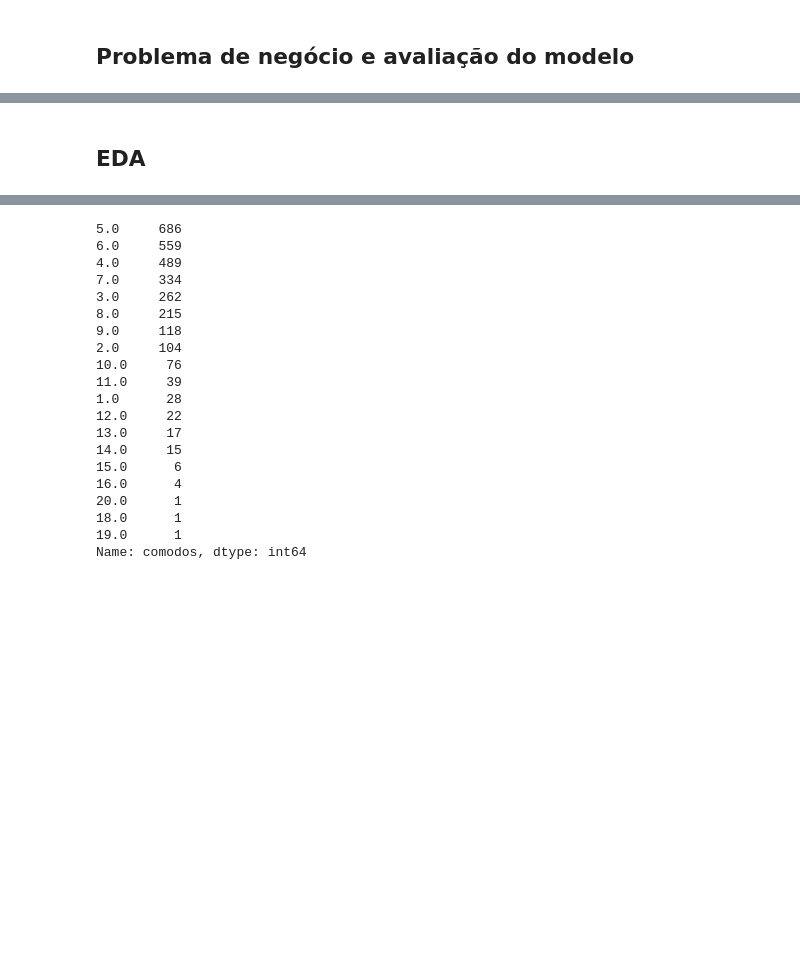
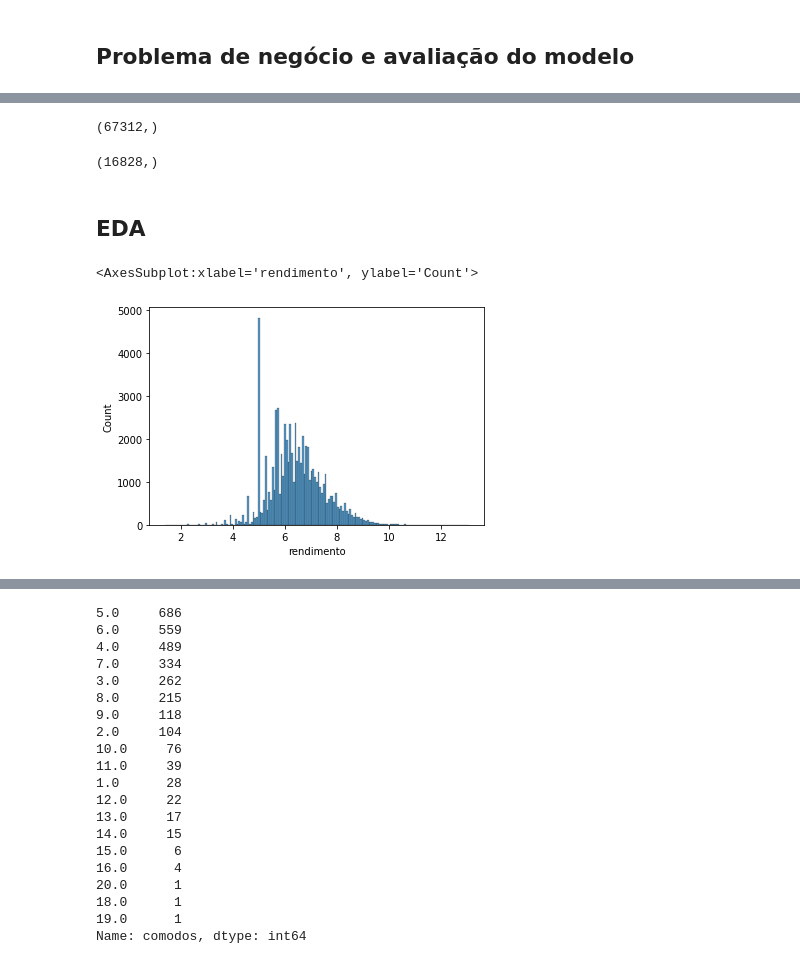
Before and after one commit to franklinzppa/renda-censo-regressao, a Jupyter notebook: renda-reg.ipynb, the cells around one changed output, grey strips where cells are left out. Drawn from its saved outputs; the diff is of its cells as text; code cells hidden in the pictures; blank space fills up the shorter version.

```diff
--- a/renda-reg.ipynb
+++ b/renda-reg.ipynb
@@ -139,2 +256,15 @@ X_train, X_test, y_train, y_test = train_test_split(X, y, test_size=0.4, random_
+# %%
+y_train.shape
+# %% [output]
+(67312,)
+# %%
+y_test.shape
+# %% [output]
+(16828,)
 # %% [markdown]
 ## EDA
+# %%
+sns.histplot(np.log(y_train))
+# %% [output]
+<AxesSubplot:xlabel='rendimento', ylabel='Count'>
+[figure, added]
```
Also changed, not shown: parts of 29 cells of this notebook, 11 other files.
